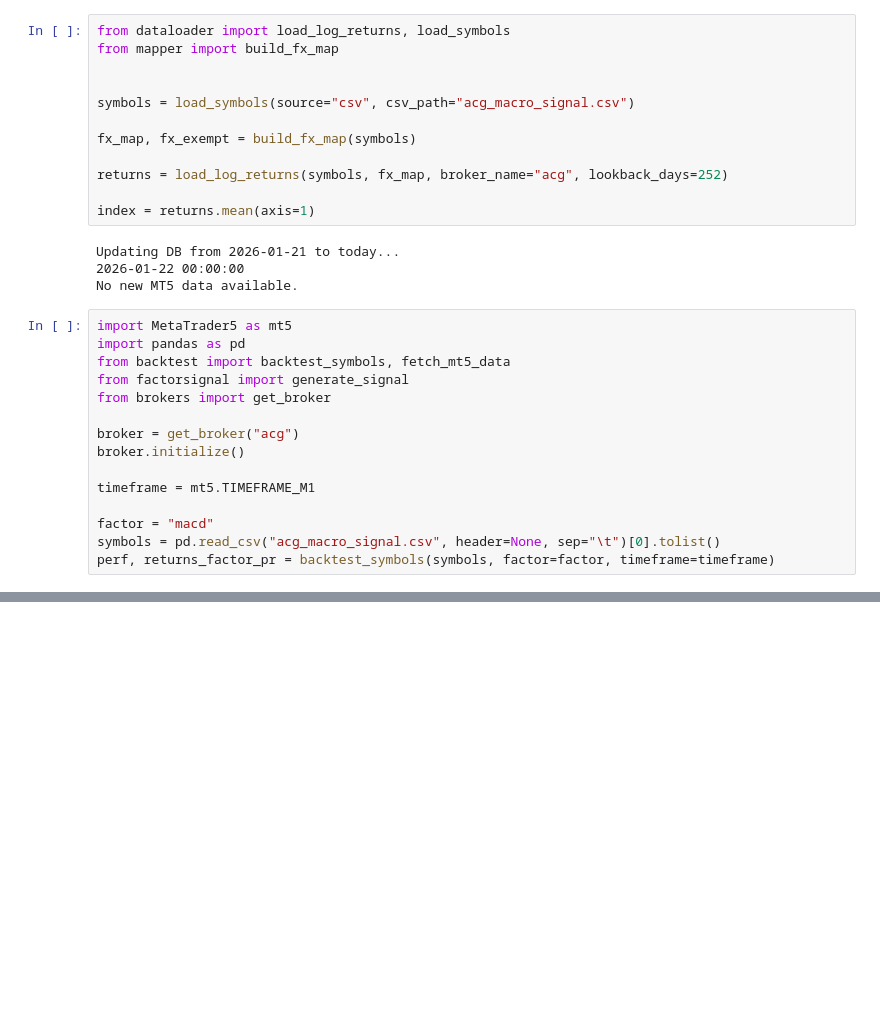
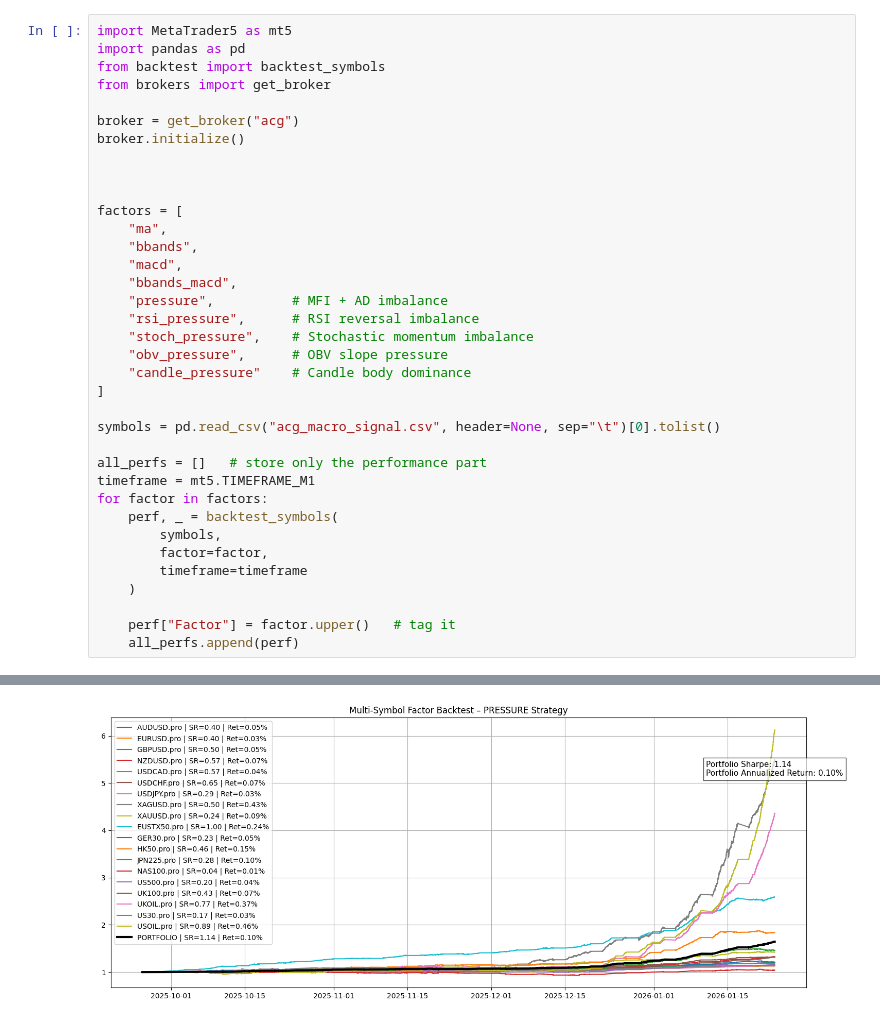
Before and after one commit to quin345/portfolio_management, a Jupyter notebook: mt5_portfolio/portfolio/playground.ipynb, the cells around one changed output, grey strips where cells are left out. Saved outputs shown, nothing was run; the diff lists cells and outputs as text; blank space fills up the shorter version.

Commit message:
alpha research: 8 factors total ranking

```diff
--- a/mt5_portfolio/portfolio/playground.ipynb
+++ b/mt5_portfolio/portfolio/playground.ipynb
@@ -48,32 +1,37 @@ Notes:
-# %%
-from dataloader import load_log_returns, load_symbols
-from mapper import build_fx_map
-
-
-symbols = load_symbols(source="csv", csv_path="acg_macro_signal.csv")
-
-fx_map, fx_exempt = build_fx_map(symbols)
-
-returns = load_log_returns(symbols, fx_map, broker_name="acg", lookback_days=252)
-
-index = returns.mean(axis=1)
-# %% [output]
-Updating DB from 2026-01-21 to today...
-2026-01-22 00:00:00
-No new MT5 data available.
 # %%
 import MetaTrader5 as mt5
 import pandas as pd
-from backtest import backtest_symbols, fetch_mt5_data
-from factorsignal import generate_signal
+from backtest import backtest_symbols
 from brokers import get_broker
 
 broker = get_broker("acg")
 broker.initialize()
 
+
+
+factors = [
+    "ma",
+    "bbands",
+    "macd",
+    "bbands_macd",
+    "pressure",          # MFI + AD imbalance
+    "rsi_pressure",      # RSI reversal imbalance
+    "stoch_pressure",    # Stochastic momentum imbalance
+    "obv_pressure",      # OBV slope pressure
+    "candle_pressure"    # Candle body dominance
+]
+
+symbols = pd.read_csv("acg_macro_signal.csv", header=None, sep="\t")[0].tolist()
+
+all_perfs = []   # store only the performance part
 timeframe = mt5.TIMEFRAME_M1
+for factor in factors:
+    perf, _ = backtest_symbols(
+        symbols,
+        factor=factor,
+        timeframe=timeframe
+    )
 
-factor = "macd"
-symbols = pd.read_csv("acg_macro_signal.csv", header=None, sep="\t")[0].tolist()
-perf, returns_factor_pr = backtest_symbols(symbols, factor=factor, timeframe=timeframe)
+    perf["Factor"] = factor.upper()   # tag it
+    all_perfs.append(perf)
 # %% [output]
@@ -80,0 +42 @@ perf, returns_factor_pr = backtest_symbols(symbols, factor=factor, timeframe=tim
+[figure, added]
```
Also changed, not shown: parts of 7 cells of this notebook, 2 other files.
